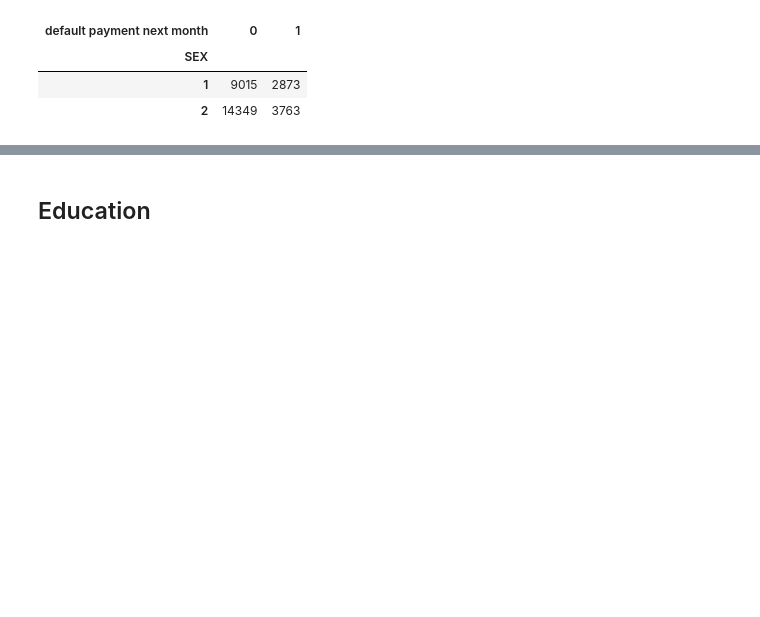
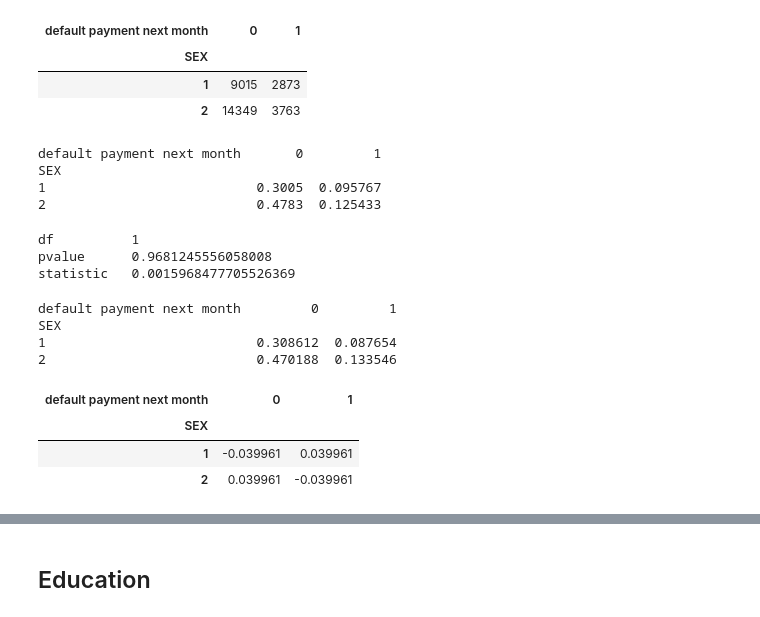
Before and after one commit to MaximeBoulat/AAI500-TeamProject, a Jupyter notebook: MaxNotebook.ipynb, the cells around one changed output, grey strips where cells are left out. Drawn from its saved outputs; the diff is of its cells as text; code cells hidden in the pictures; blank space fills up the shorter version.

```diff
--- a/MaxNotebook.ipynb
+++ b/MaxNotebook.ipynb
@@ -131,3 +148,35 @@ PID_table
 | SEX |  |  |
 | 1 | 9015 | 2873 |
 | 2 | 14349 | 3763 |
+# %%
+
+table = pd.crosstab(df['SEX'], df['default payment next month'], margins = False, normalize=True)
+table
+print(table)
+# %% [output]
+default payment next month       0         1
+SEX
+1                           0.3005  0.095767
+2                           0.4783  0.125433
+# %%
+sm_table = sm.stats.Table(table)
+X2 = sm_table.test_nominal_association()
+print(X2)
+# %% [output]
+df          1
+pvalue      0.9681245556058008
+statistic   0.0015968477705526369
+# %%
+print(sm_table.fittedvalues)
+# %% [output]
+default payment next month         0         1
+SEX
+1                           0.308612  0.087654
+2                           0.470188  0.133546
+# %%
+sm_table.standardized_resids
+# %% [output]
+| default payment next month | 0 | 1 |
+| SEX |  |  |
+| 1 | -0.039961 | 0.039961 |
+| 2 | 0.039961 | -0.039961 |
```
Also changed, not shown: parts of 24 cells of this notebook.
